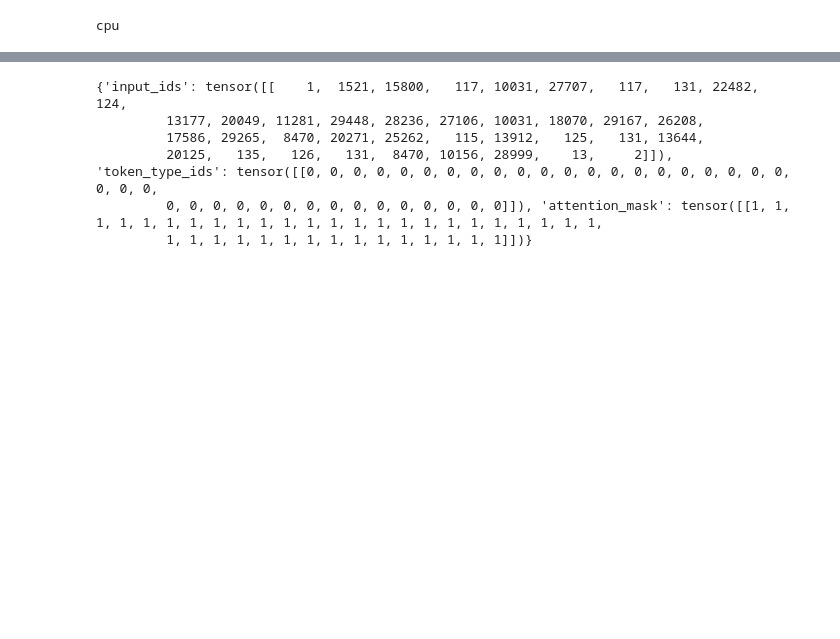
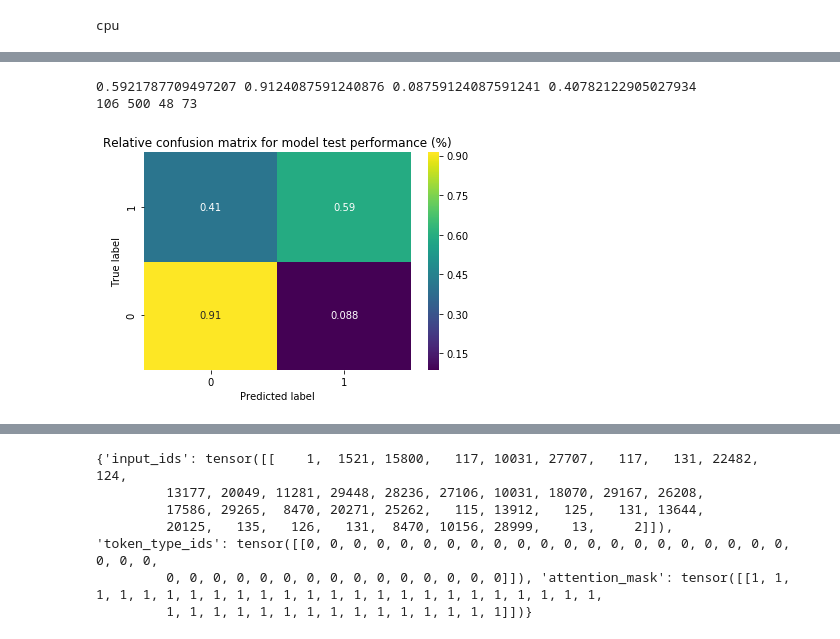
Before and after one commit to milenadeswart/Datalab_PDR, a Jupyter notebook: 02_analyse/BERT_train_cased.ipynb, the cells around one changed output, grey strips where cells are left out. Cells and saved outputs as stored; diff of their text form; code cells hidden in the pictures; blank space fills up the shorter version.

```diff
--- a/02_analyse/BERT_train_cased.ipynb
+++ b/02_analyse/BERT_train_cased.ipynb
@@ -197,0 +384,27 @@ model.evaluate(eval_df = val_df) #, output_dir = output_dir)
+# %%
+# confusion matrix
+tp = result['tp']
+tn = result['tn']
+fp = result['fp']
+fn = result['fn']
+total = tp+tn+fp+fn
+
+tp_rel = tp/(tp+fn)
+tn_rel = tn/(tn+fp)
+fp_rel = fp/(tn+fp)
+fn_rel = fn/(tp+fn)
+
+print(tp_rel, tn_rel, fp_rel, fn_rel)
+print(tp, tn, fp, fn)
+
+cm = np.array([[tn_rel, fp_rel], [fn_rel, tp_rel]])
+ax = sns.heatmap(cm, annot = True, cmap = "viridis")
+ax.set_ylim([0,2])
+plt.title("Relative confusion matrix for model test performance (%)")
+plt.xlabel("Predicted label")
+plt.ylabel("True label")
+plt.show()
+# %% [output]
+0.5921787709497207 0.9124087591240876 0.08759124087591241 0.40782122905027934
+106 500 48 73
+[figure, added]
```
Also changed, not shown: parts of 22 cells of this notebook.
